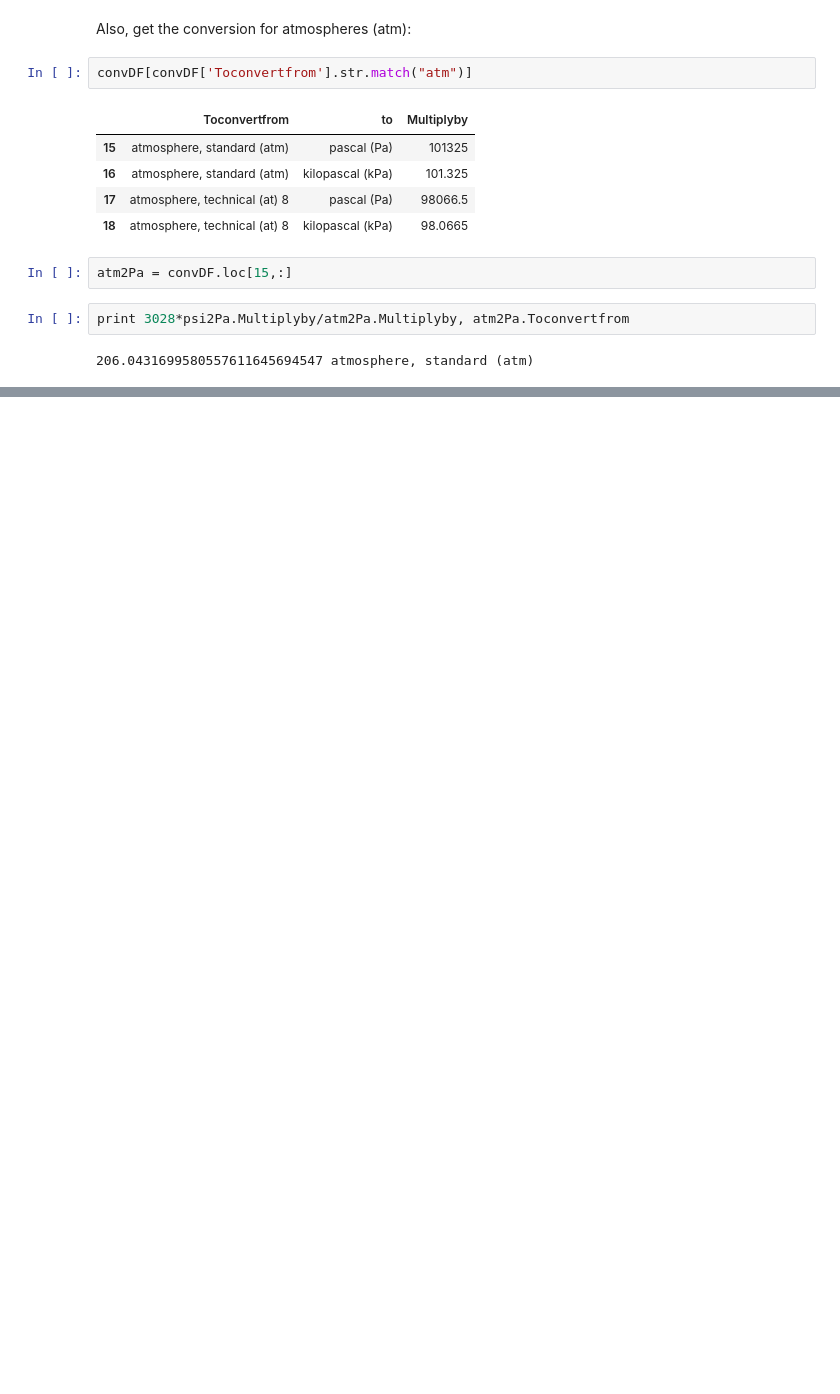
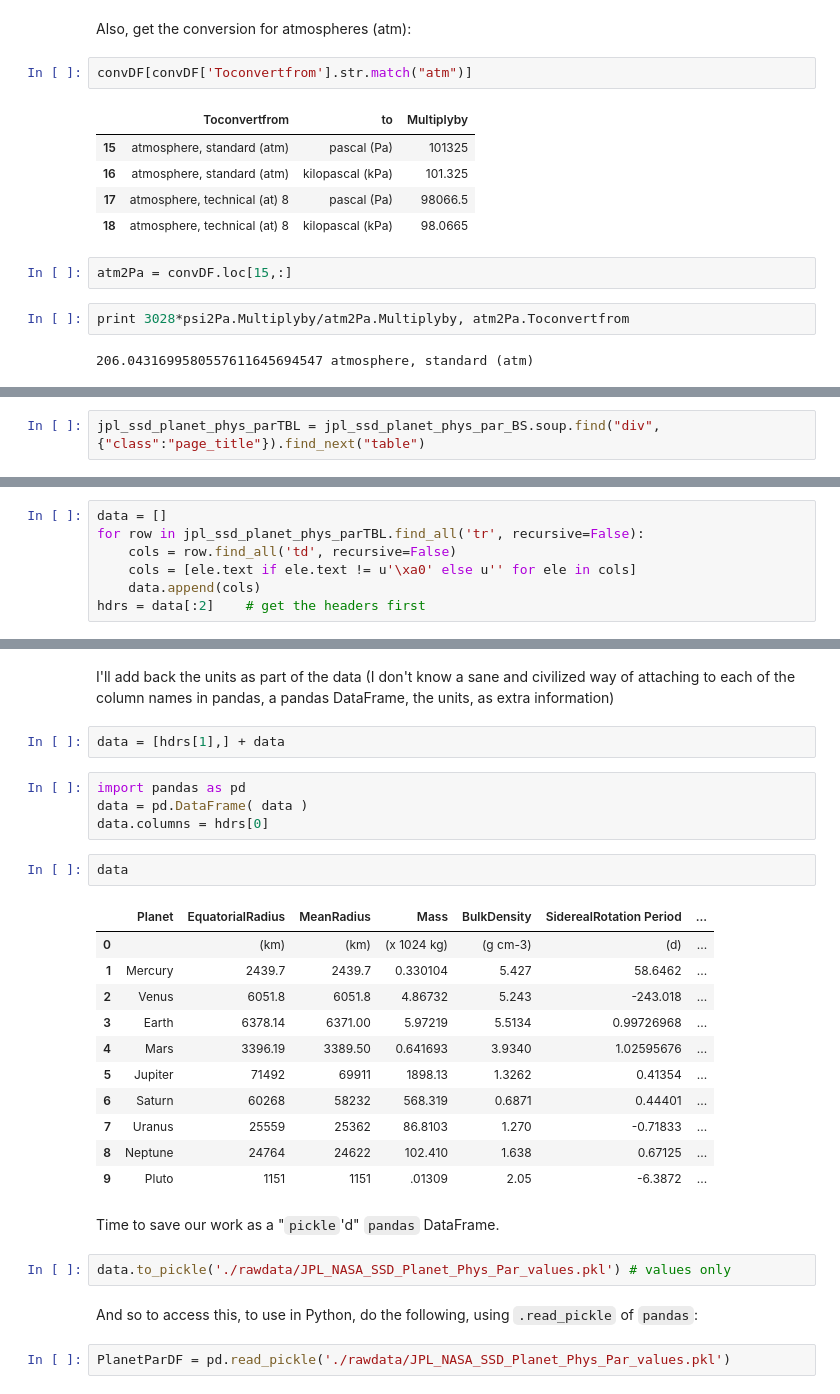
Before and after one commit to rddaz2013/Propulsion, a Jupyter notebook: Physique/Physique_jupyter.ipynb, the cells around one changed output, grey strips where cells are left out. Saved outputs shown, nothing was run; the diff lists cells and outputs as text; blank space fills up the shorter version.

Commit message:
Added way to scrap JPL NASA SSD page

```diff
--- a/Physique/Physique_jupyter.ipynb
+++ b/Physique/Physique_jupyter.ipynb
@@ -196,0 +255,2 @@ print 3028*psi2Pa.Multiplyby/atm2Pa.Multiplyby, atm2Pa.Toconvertfrom
+# %%
+jpl_ssd_planet_phys_parTBL = jpl_ssd_planet_phys_par_BS.soup.find("div", {"class":"page_title"}).find_next("table")
@@ -196,0 +259,7 @@ print 3028*psi2Pa.Multiplyby/atm2Pa.Multiplyby, atm2Pa.Toconvertfrom
+# %%
+data = []
+for row in jpl_ssd_planet_phys_parTBL.find_all('tr', recursive=False):
+    cols = row.find_all('td', recursive=False)
+    cols = [ele.text if ele.text != u'\xa0' else u'' for ele in cols]
+    data.append(cols)
+hdrs = data[:2]    # get the headers first
@@ -196,0 +272,30 @@ print 3028*psi2Pa.Multiplyby/atm2Pa.Multiplyby, atm2Pa.Toconvertfrom
+# %% [markdown]
+I'll add back the units as part of the data (I don't know a sane and civilized way of attaching to each of the column names in pandas, a pandas DataFrame, the units, as extra information)
+# %%
+data = [hdrs[1],] + data
+# %%
+import pandas as pd
+data = pd.DataFrame( data )
+data.columns = hdrs[0]
+# %%
+data
+# %% [output]
+|  | Planet | EquatorialRadius | MeanRadius | Mass | BulkDensity | SiderealRotation Period | ... |
+| 0 |  | (km) | (km) | (x 1024 kg) | (g cm-3) | (d) | ... |
+| 1 | Mercury | 2439.7 | 2439.7 | 0.330104 | 5.427 | 58.6462 | ... |
+| 2 | Venus | 6051.8 | 6051.8 | 4.86732 | 5.243 | -243.018 | ... |
+| 3 | Earth | 6378.14 | 6371.00 | 5.97219 | 5.5134 | 0.99726968 | ... |
+| 4 | Mars | 3396.19 | 3389.50 | 0.641693 | 3.9340 | 1.02595676 | ... |
+| 5 | Jupiter | 71492 | 69911 | 1898.13 | 1.3262 | 0.41354 | ... |
+| 6 | Saturn | 60268 | 58232 | 568.319 | 0.6871 | 0.44401 | ... |
+| 7 | Uranus | 25559 | 25362 | 86.8103 | 1.270 | -0.71833 | ... |
+| 8 | Neptune | 24764 | 24622 | 102.410 | 1.638 | 0.67125 | ... |
+| 9 | Pluto | 1151 | 1151 | .01309 | 2.05 | -6.3872 | ... |
+# %% [markdown]
+Time to save our work as a "`pickle`'d" `pandas` DataFrame.
+# %%
+data.to_pickle('./rawdata/JPL_NASA_SSD_Planet_Phys_Par_values.pkl') # values only
+# %% [markdown]
+And so to access this, to use in Python, do the following, using `.read_pickle` of `pandas`:
+# %%
+PlanetParDF = pd.read_pickle('./rawdata/JPL_NASA_SSD_Planet_Phys_Par_values.pkl')
```
Also changed, not shown: parts of 17 cells of this notebook, 1 other file.
